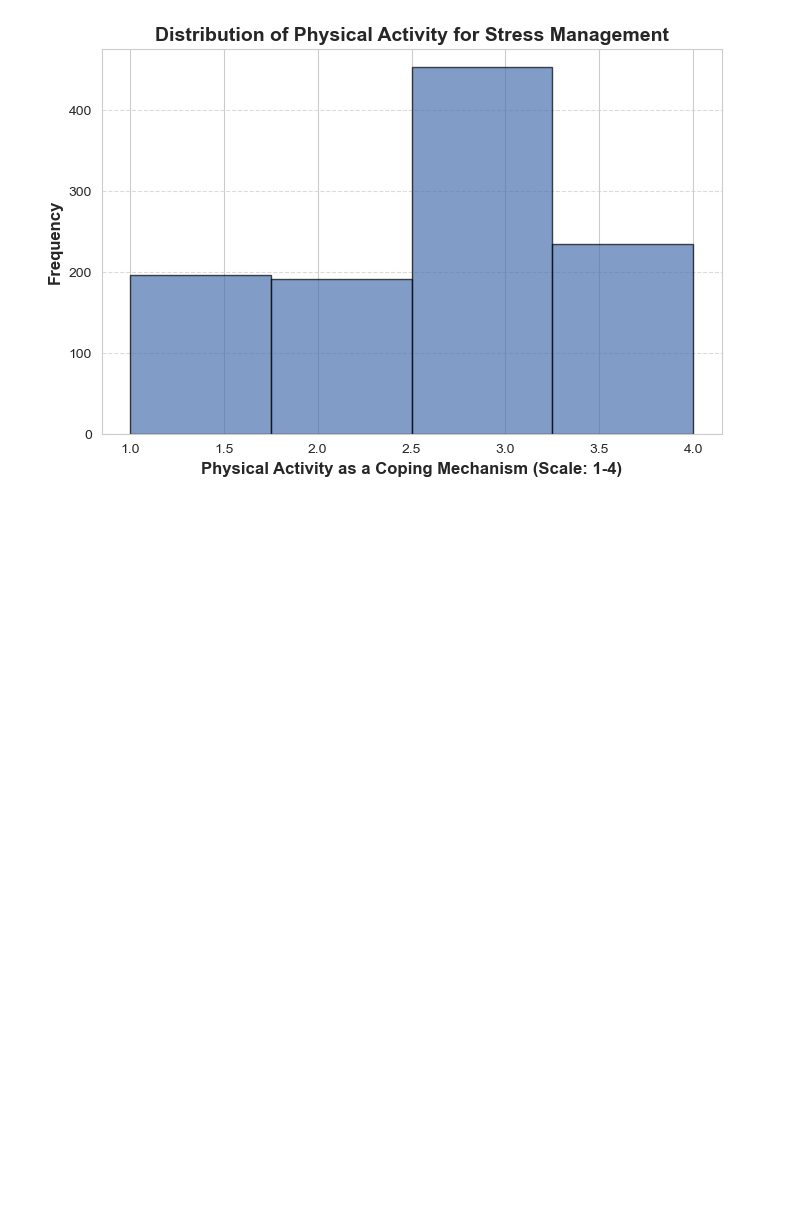
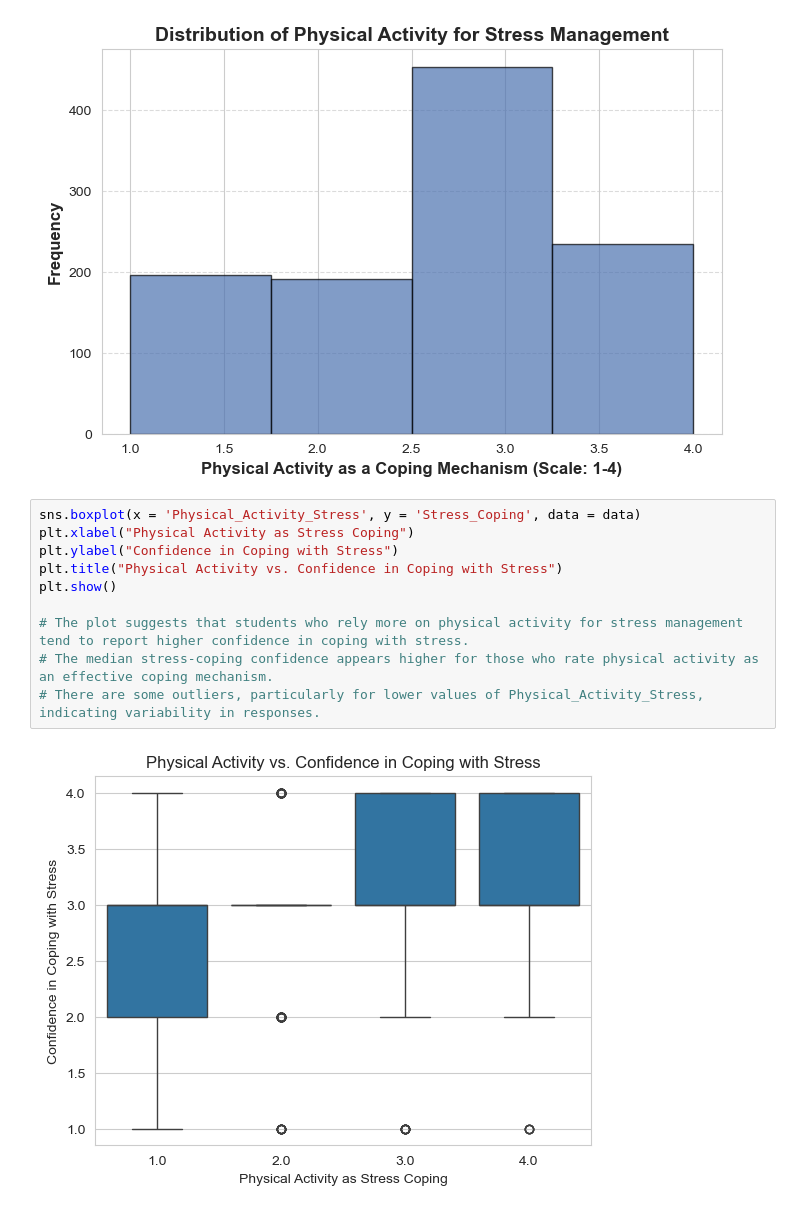
Before and after one commit to Matthew-Wolz/Physical-Health-Research, a Jupyter notebook: Notebook/Physical Health Research.ipynb, the cells around one changed output. Saved outputs shown, nothing was run; the diff lists cells and outputs as text; blank space fills up the shorter version.

Commit message:
created a boxplot

```diff
--- a/Notebook/Physical Health Research.ipynb
+++ b/Notebook/Physical Health Research.ipynb
@@ -71,3 +71,15 @@ plt.grid(axis='y', linestyle='--', alpha=0.7)
 plt.show()
 # %% [output]
 [figure]
+# %%
+sns.boxplot(x = 'Physical_Activity_Stress', y = 'Stress_Coping', data = data)
+plt.xlabel("Physical Activity as Stress Coping")
+plt.ylabel("Confidence in Coping with Stress")
+plt.title("Physical Activity vs. Confidence in Coping with Stress")
+plt.show()
+
+# The plot suggests that students who rely more on physical activity for stress management tend to report higher confidence in coping with stress.
+# The median stress-coping confidence appears higher for those who rate physical activity as an effective coping mechanism.
+# There are some outliers, particularly for lower values of Physical_Activity_Stress, indicating variability in responses.
+# %% [output]
+[figure, added]
```
